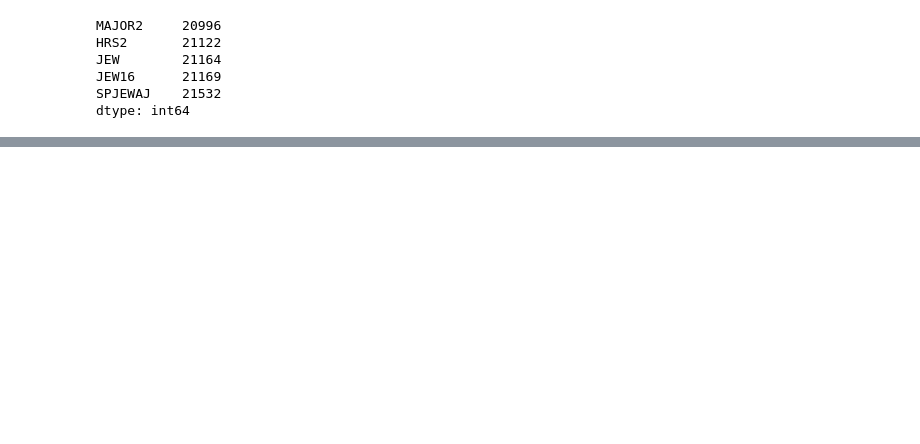
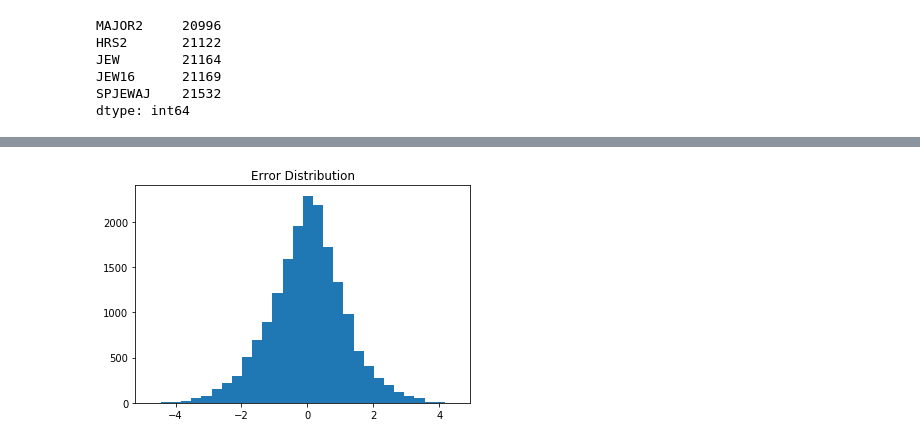
Before and after one commit to jSieber7/Voter-Analytics, a Jupyter notebook: Prelim Modeling.ipynb, the cells around one changed output, grey strips where cells are left out. Saved outputs shown, nothing was run; the diff lists cells and outputs as text; code cells hidden in the pictures; blank space fills up the shorter version.

Commit message:
Added Linear Models

```diff
--- a/Prelim Modeling.ipynb
+++ b/Prelim Modeling.ipynb
@@ -423,0 +449,10 @@ This may be adverse in the long-run, as we know that assuming all of those who d
+# %%
+y.reset_index(drop=True, inplace=True)
+X.reset_index(drop=True, inplace=True)
+
+X_model = sm.add_constant(X)
+# %%
+model = sm.OLS(y,X_model)
+model = model.fit()
+# model.summary() Long Output
+print('R-Sqaured:', model.rsquared)
@@ -423,0 +485,7 @@ This may be adverse in the long-run, as we know that assuming all of those who d
+# %%
+fig, ax = plt.subplots()
+ax.hist(model.resid, bins=30)
+ax.set_title('Error Distribution')
+plt.show()
+# %% [output]
+[figure, added]
```
Also changed, not shown: parts of 21 cells of this notebook.
